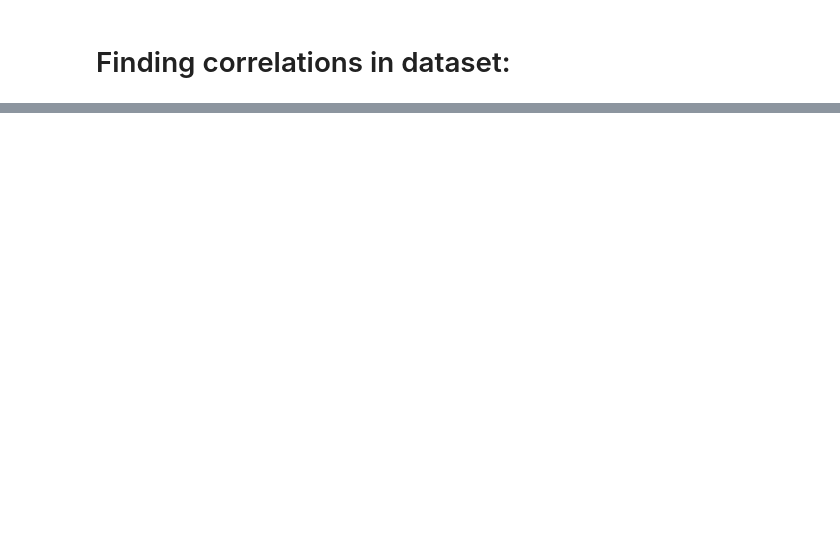
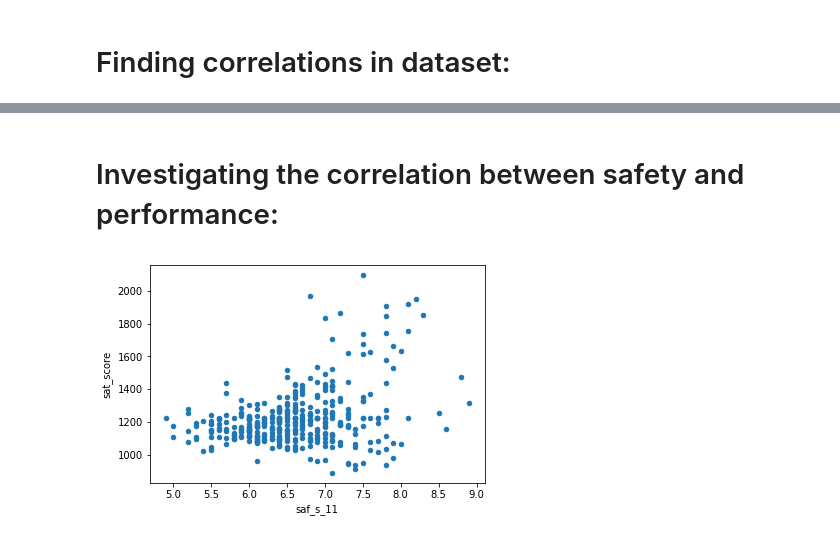
Before and after one commit to CJL89/NYC-High-School-Data, a Jupyter notebook: NYC High School Data.ipynb, the cells around one changed output, grey strips where cells are left out. Cells and saved outputs as stored; diff of their text form; code cells hidden in the pictures; blank space fills up the shorter version.

```diff
--- a/NYC High School Data.ipynb
+++ b/NYC High School Data.ipynb
@@ -350,0 +372,7 @@ Name: sat_score, dtype: float64
+# %% [markdown]
+# Investigating the correlation between safety and performance:
+# %%
+combined.plot.scatter('saf_s_11', 'sat_score')
+plt.show()
+# %% [output]
+[figure, added]
```
Also changed, not shown: parts of 37 cells of this notebook, 6 other files.
